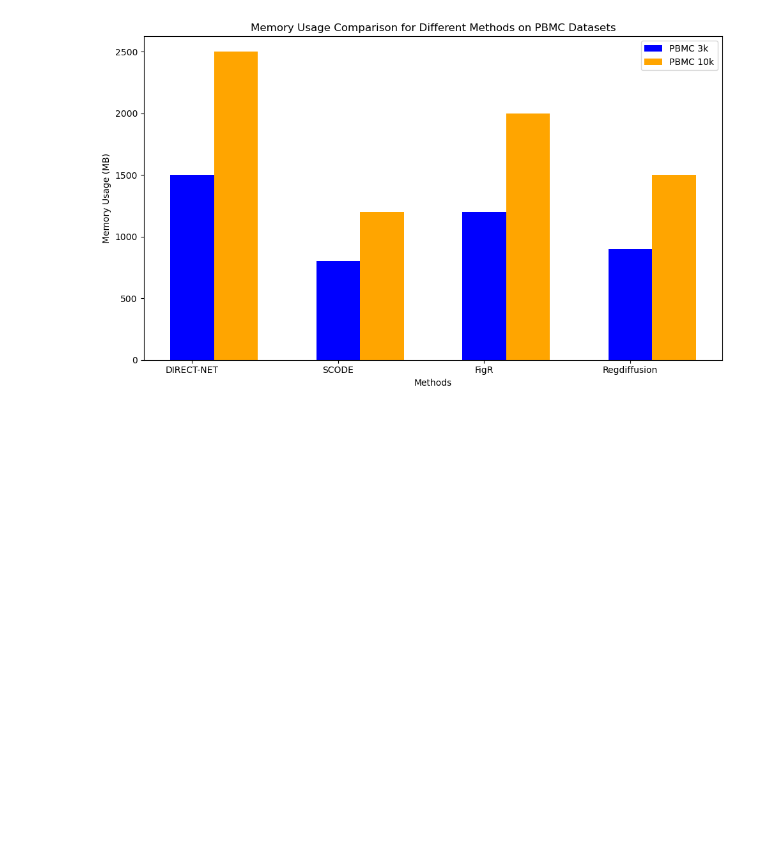
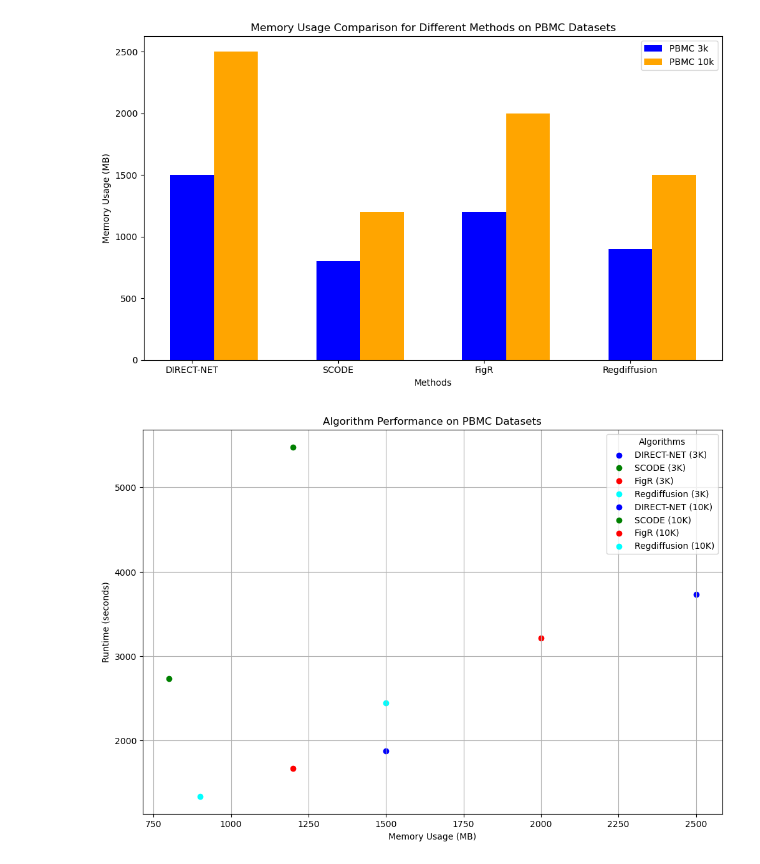
Before and after one commit to Sciencieux/GRN-Inference-PBMC, a Jupyter notebook: plot.ipynb, the cells around one changed output. Saved outputs shown, nothing was run; the diff lists cells and outputs as text; code cells hidden in the pictures; blank space fills up the shorter version.

```diff
--- a/plot.ipynb
+++ b/plot.ipynb
@@ -46,3 +46,35 @@ plt.show()
 # %% [output]
 [figure]
 [figure]
+# %%
+import matplotlib.pyplot as plt
+
+# Load the data
+methods = ['DIRECT-NET', 'SCODE', 'FigR', 'Regdiffusion']
+memory_pbmc3k = [1500, 800, 1200, 900]  # PBMC3K dataset memory usage
+time_pbmc3k = [31.2 * 60, 45.6 * 60, 27.8 * 60, 22.3 * 60]  # PBMC3K dataset time usage
+memory_pbmc10k = [2500, 1200, 2000, 1500]  # PBMC10K 数据集内存占用
+time_pbmc10k = [62.2 * 60, 91.3 * 60, 53.6 * 60, 40.7 * 60]  # PBMC10K dataset time usage
+
+#
+colors = ['blue', 'green', 'red', 'cyan']
+
+# Draw scatter plots of PBMC3K and PBMC10K dataset
+plt.figure(figsize=(12, 8))
+
+# PBMC3K
+for i, method in enumerate(methods):
+    plt.scatter(memory_pbmc3k[i], time_pbmc3k[i], color=colors[i], label=f'{method} (3K)')
+
+# PBMC10K
+for i, method in enumerate(methods):
+    plt.scatter(memory_pbmc10k[i], time_pbmc10k[i], color=colors[i], label=f'{method} (10K)')
+
+plt.title('Algorithm Performance on PBMC Datasets')
+plt.xlabel('Memory Usage (MB)')
+plt.ylabel('Runtime (seconds)')
+plt.legend(title='Algorithms')
+plt.grid(True)
+plt.show()
+# %% [output]
+[figure, added]
```
Also changed, not shown: parts of 3 cells of this notebook.
